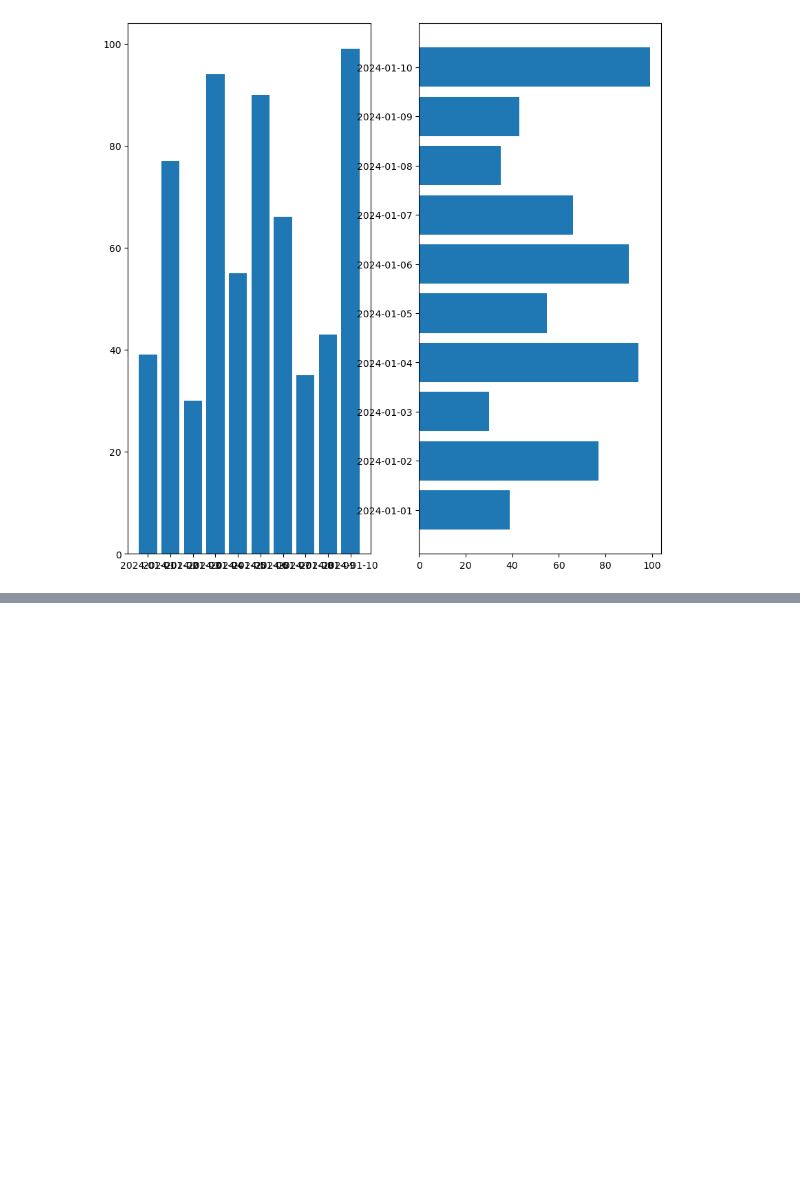
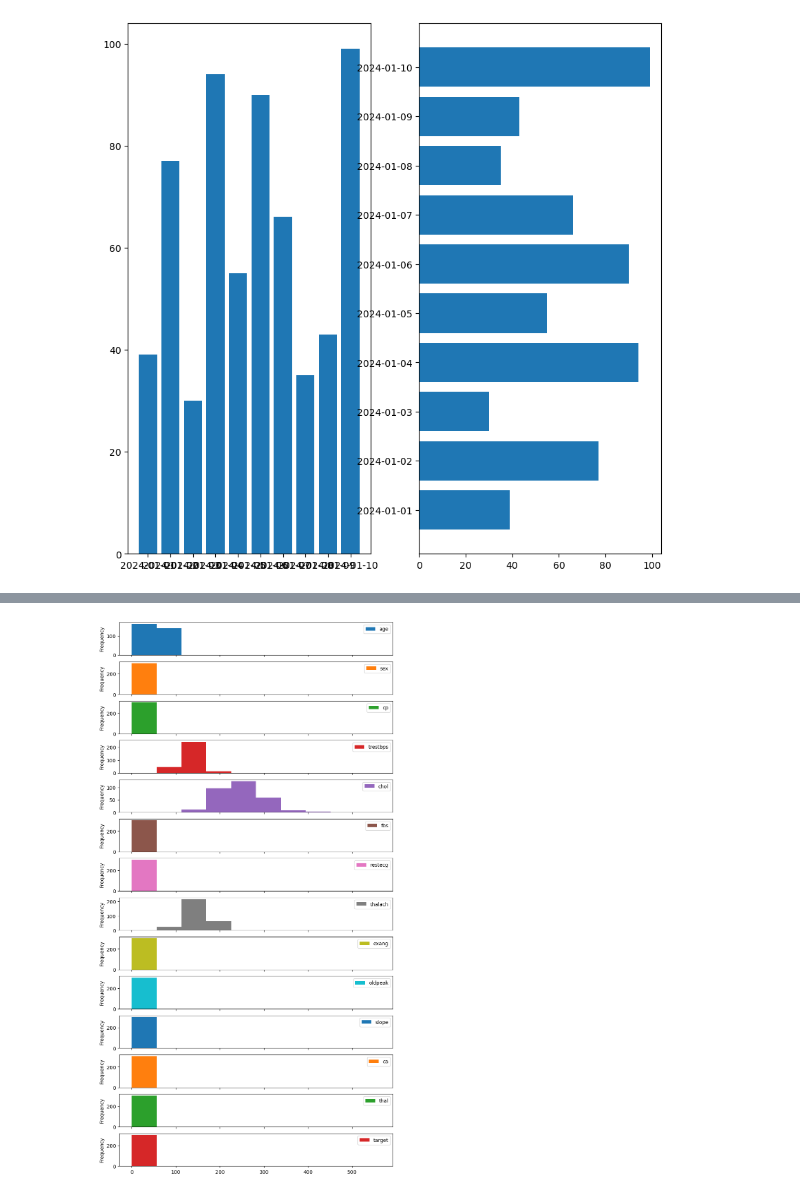
Before and after one commit to adityash97/DataScience, a Jupyter notebook: matplotlib.ipynb, the cells around one changed output, grey strips where cells are left out. Cells and saved outputs as stored; diff of their text form; code cells hidden in the pictures; blank space fills up the shorter version.

```diff
--- a/matplotlib.ipynb
+++ b/matplotlib.ipynb
@@ -304,0 +334,5 @@ ax2.barh(y=df["sales_date"],width=df["car_sales"])
+# %%
+# plotting different all from dataframe in different figure.
+heart_disease.plot.hist(figsize=(10,20), subplots=True);
+# %% [output]
+[figure, added]
```
Also changed, not shown: parts of 11 cells of this notebook.
